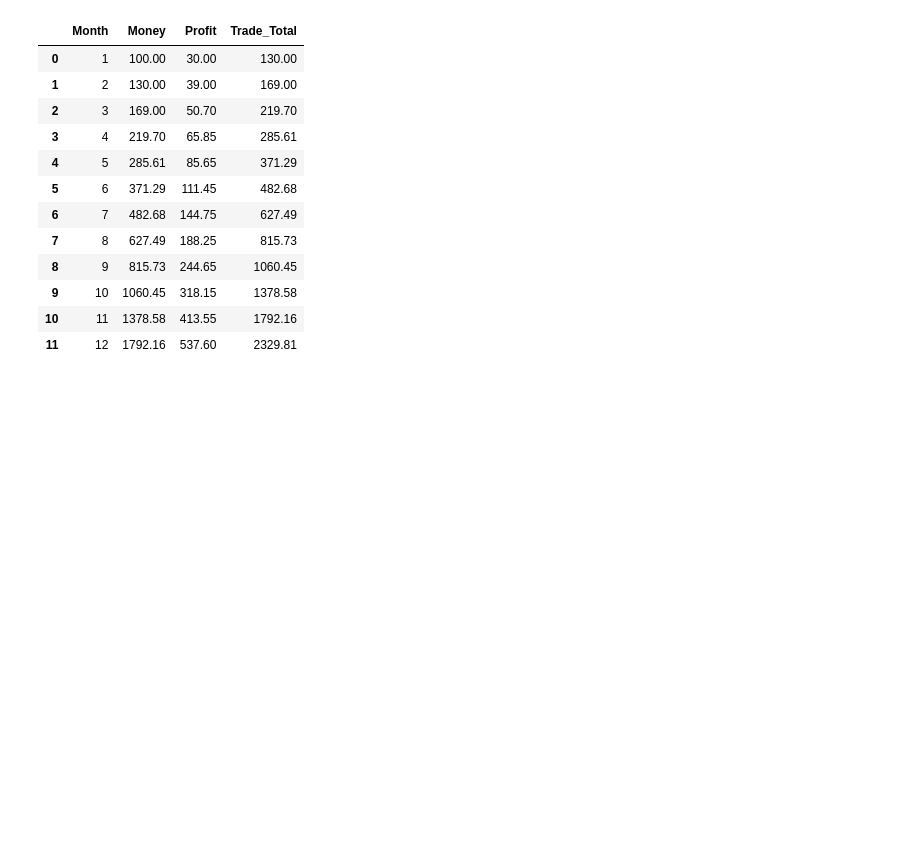
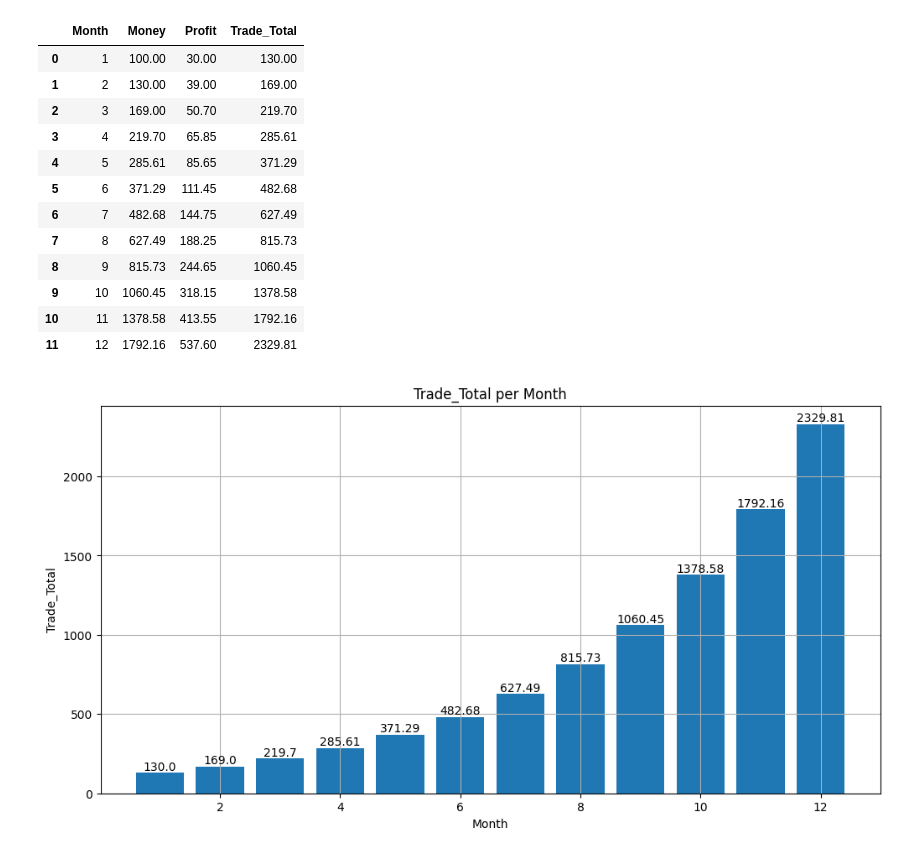
Before and after one commit to farshid101/Data-visualization, a Jupyter notebook: Fx_Plan_code.ipynb, the cells around one changed output. Drawn from its saved outputs; the diff is of its cells as text; code cells hidden in the pictures; blank space fills up the shorter version.

```diff
--- a/Fx_Plan_code.ipynb
+++ b/Fx_Plan_code.ipynb
@@ -44,3 +44,21 @@ How many trade you want to do per month ?15
 | 9 | 10 | 1060.45 | 318.15 | 1378.58 |
 | 10 | 11 | 1378.58 | 413.55 | 1792.16 |
 | 11 | 12 | 1792.16 | 537.60 | 2329.81 |
+# %%
+# Create a larger figure
+plt.figure(figsize=(12, 6))
+
+# Create a histogram
+plt.bar(df['Month'], df['Trade_Total'])
+plt.xlabel('Month')
+plt.ylabel('Trade_Total')
+plt.title('Trade_Total per Month')
+
+# Annotate each bar with its value
+for i, value in enumerate(df['Trade_Total']):
+    plt.text(df['Month'][i], value + 0.1, str(value), ha='center', va='bottom')
+
+plt.grid()
+plt.show()
+# %% [output]
+[figure, added]
```
